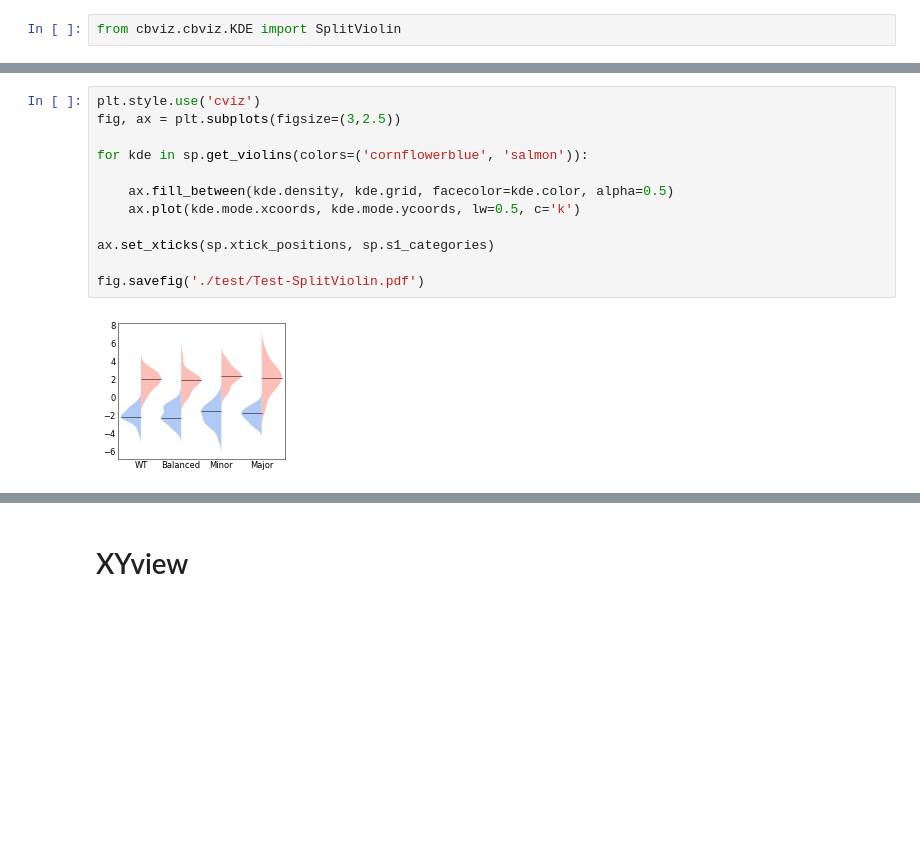
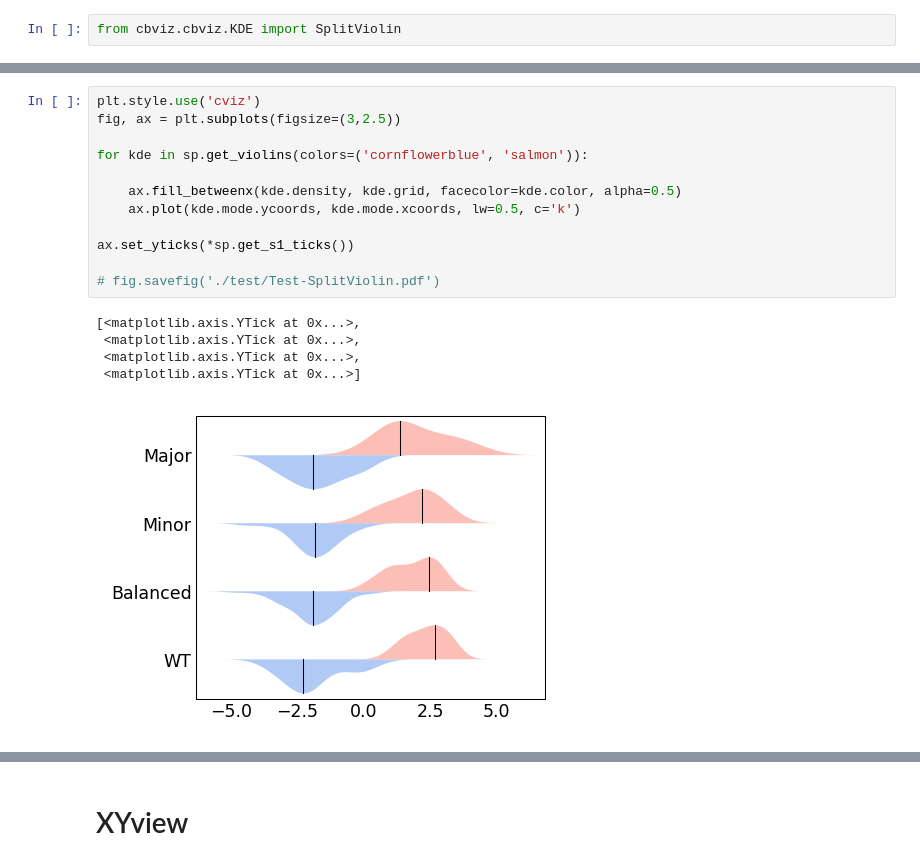
Before and after one commit to fossbert/Python_Packages, a Jupyter notebook: Dev_cbviz.ipynb, the cells around one changed output, grey strips where cells are left out. Cells and saved outputs as stored; diff of their text form; blank space fills up the shorter version.

Commit message:
Ridge plot

```diff
--- a/Dev_cbviz.ipynb
+++ b/Dev_cbviz.ipynb
@@ -30,14 +28,18 @@ sp = SplitViolin(data, s1_order=['WT', 'Balanced', 'Minor', 'Major'], s2_order=[
 # %%
 plt.style.use('cviz')
 fig, ax = plt.subplots(figsize=(3,2.5))
 
 for kde in sp.get_violins(colors=('cornflowerblue', 'salmon')):
 
-    ax.fill_between(kde.density, kde.grid, facecolor=kde.color, alpha=0.5)
-    ax.plot(kde.mode.xcoords, kde.mode.ycoords, lw=0.5, c='k')
+    ax.fill_betweenx(kde.density, kde.grid, facecolor=kde.color, alpha=0.5)
+    ax.plot(kde.mode.ycoords, kde.mode.xcoords, lw=0.5, c='k')
 
-ax.set_xticks(sp.xtick_positions, sp.s1_categories)
+ax.set_yticks(*sp.get_s1_ticks())
 
-fig.savefig('./test/Test-SplitViolin.pdf')
+# fig.savefig('./test/Test-SplitViolin.pdf')
 # %% [output]
+[<matplotlib.axis.YTick at 0x...>,
+ <matplotlib.axis.YTick at 0x...>,
+ <matplotlib.axis.YTick at 0x...>,
+ <matplotlib.axis.YTick at 0x...>]
-[figure, old version]
+[figure, new version]
```
Also changed, not shown: parts of 9 cells of this notebook, 1 other file.
